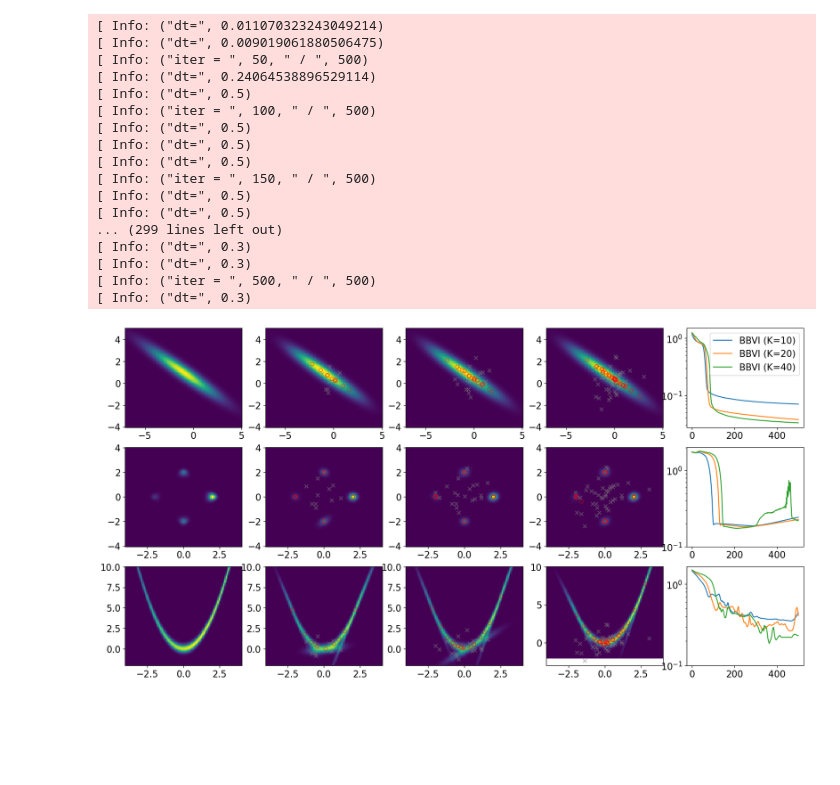
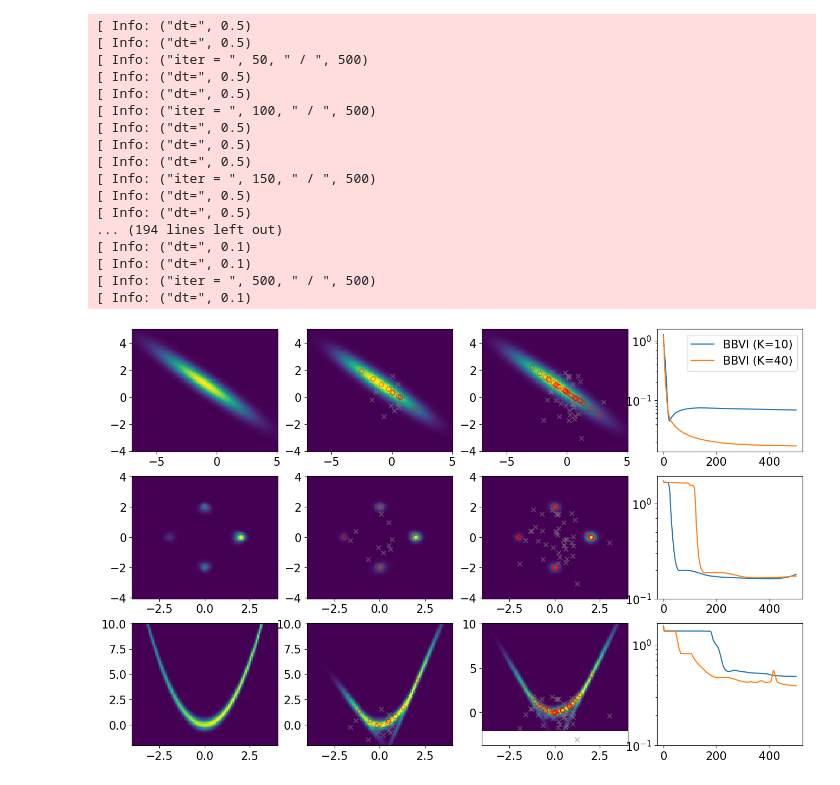
Before and after one commit to Baojun-Che/Bayesian-Inverse-Problems, a Jupyter notebook: Inversion/BBVI-comparison.ipynb, the cells around one changed output. Cells and saved outputs as stored; diff of their text form; code cells hidden in the pictures; blank space fills up the shorter version.

```diff
--- a/Inversion/BBVI-comparison.ipynb
+++ b/Inversion/BBVI-comparison.ipynb
@@ -10,6 +10,6 @@ Random.seed!(111);
 # %%
-N_modes_array = [10,20,40]
-fig, ax = PyPlot.subplots(nrows=3, ncols=length(N_modes_array)+2, sharex=false, sharey=false, figsize=(20,10))
+N_modes_array = [10,40]
+fig, ax = PyPlot.subplots(nrows=3, ncols=length(N_modes_array)+2, sharex=false, sharey=false, figsize=(16,10))
 
 
 N_modes = N_modes_array[end]
@@ -41,7 +41,7 @@ visualization_2d(ax[1,:]; Nx = Nx, Ny = Ny, x_lim=[-7.0, 5.0], y_lim=[-4.0, 5.0]
 
 
 ση = 1.0
-dt = 0.3
+dt = 0.2
 Gtype = "Four_modes"
 y = [4.2297; 4.2297; 0.5; 0.0; zeros(N_x-2)]
 func_args = (y, ση, 0, Gtype)
@@ -56,42 +56,42 @@ visualization_2d(ax[2,:]; Nx = Nx, Ny = Ny, x_lim=[-4.0, 4.0], y_lim=[-4.0, 4.0]
 
 ση = [sqrt(10.0); ones(N_x-2)]
 Gtype = "Banana"
-dt = 0.3
+dt = 0.5
 λ = 10.0
 y = [0.0; 1.0; zeros(N_x-2)]
 func_args = (y, ση, λ , Gtype)
 func_F(x) = F(x, func_args)
 func_Phi(x) = norm(func_F(x),2)^2/2
 μ0, Σ0 = [0.0; 0.0], [1.0 0.0; 0.0 1.0]
 objs = [Gaussian_mixture_BBVI(func_Phi, x0_w[1:N_modes], x0_mean[1:N_modes,:], xx0_cov[1:N_modes,:,:]; N_iter = N_iter, dt = dt, N_ens=N_ens)
         for N_modes in N_modes_array]
 visualization_2d(ax[3,:]; Nx = Nx, Ny = Ny, x_lim=[-4.0, 4.0], y_lim=[-2.0, 10.0], func_F=func_F, objs=objs)
 
 
 
 
 
 # fig.tight_layout()
 # fig.savefig("BBVI-GMD-Multimodal.pdf")
 # %% [output]
-[ Info: ("dt=", 0.011070323243049214)
-[ Info: ("dt=", 0.009019061880506475)
+[ Info: ("dt=", 0.5)
+[ Info: ("dt=", 0.5)
 [ Info: ("iter = ", 50, " / ", 500)
-[ Info: ("dt=", 0.24064538896529114)
+[ Info: ("dt=", 0.5)
 [ Info: ("dt=", 0.5)
 [ Info: ("iter = ", 100, " / ", 500)
 [ Info: ("dt=", 0.5)
 [ Info: ("dt=", 0.5)
 [ Info: ("dt=", 0.5)
 [ Info: ("iter = ", 150, " / ", 500)
 [ Info: ("dt=", 0.5)
 [ Info: ("dt=", 0.5)
-... (299 lines left out)
-[ Info: ("dt=", 0.3)
-[ Info: ("dt=", 0.3)
+... (194 lines left out)
+[ Info: ("dt=", 0.1)
+[ Info: ("dt=", 0.1)
 [ Info: ("iter = ", 500, " / ", 500)
-[ Info: ("dt=", 0.3)
+[ Info: ("dt=", 0.1)
-[figure, old version]
+[figure, new version]
 # %%
 # N_modes_array = [10,20,40]
 # fig, ax = PyPlot.subplots(nrows=6, ncols=length(N_modes_array)+2, sharex=false, sharey=false, figsize=(20,20))
```
Also changed, not shown: parts of 1 cell of this notebook, 1 other file.
